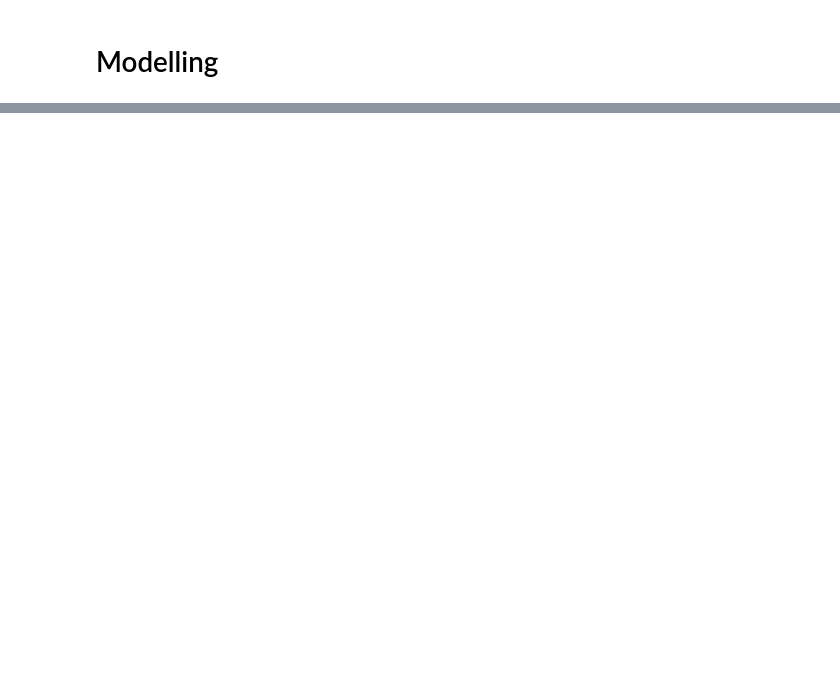
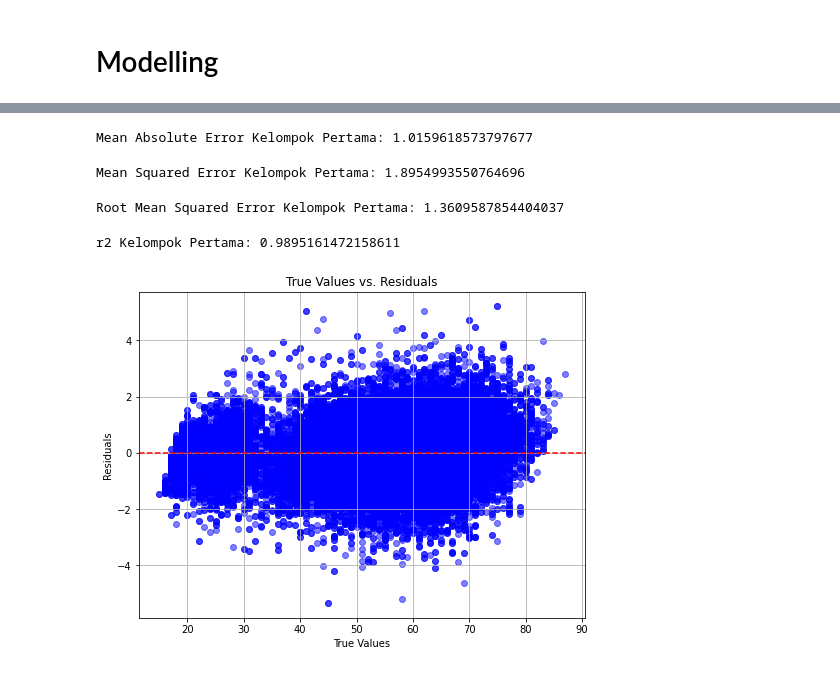
Before and after one commit to Airwangga-Sport-Science/AI-Model, a Jupyter notebook: Modelling/Airwangga Sport Science Fifa 2023.ipynb, the cells around one changed output, grey strips where cells are left out. Cells and saved outputs as stored; diff of their text form; code cells hidden in the pictures; blank space fills up the shorter version.

```diff
--- a/Modelling/Airwangga Sport Science Fifa 2023.ipynb
+++ b/Modelling/Airwangga Sport Science Fifa 2023.ipynb
@@ -761,0 +887,17 @@ plt.show()
+# %%
+cv_regressor = RepeatedKFold(n_splits=10, n_repeats=3, random_state=42)
+scoring_regression = make_scorer(mean_absolute_error, greater_is_better=False)
+# %%
+pca = PCA(n_components=5)
+
+xgb = XGBRegressor()
+
+pipeline = Pipeline([
+    ('pca', pca),
+    ('xgb', xgb)
+])
+
+param_grid = {
+    'xgb__max_depth': [4, 5, 6],
+    'xgb__eta': [0.01, 0.1, 0.2]
+}
@@ -761,0 +906,6 @@ plt.show()
+# %%
+grid_search_1 = GridSearchCV(pipeline, param_grid, cv=cv_regressor, scoring=scoring_regression)
+grid_search_1.fit(X_train_first, y_train_first)
+
+best_params_1 = grid_search_1.best_params_
+best_model_1 = grid_search_1.best_estimator_
@@ -761,0 +936,41 @@ plt.show()
+# %%
+from sklearn.metrics import mean_absolute_error, mean_squared_error, r2_score
+predict_1 = best_model_1.predict(X_test_first)
+# %%
+#MAE dari model kelompok pertama
+mae_1 = mean_absolute_error(y_test_first, np.round(predict_1))
+print(f"Mean Absolute Error Kelompok Pertama: {mae_1}")
+# %% [output]
+Mean Absolute Error Kelompok Pertama: 1.0159618573797677
+# %%
+#MSE dari model kelompok pertama
+mse_1 = mean_squared_error(y_test_first, np.round(predict_1))
+print(f"Mean Squared Error Kelompok Pertama: {mse_1}")
+# %% [output]
+Mean Squared Error Kelompok Pertama: 1.8954993550764696
+# %%
+#MSE dari model kelompok pertama
+rmse_1 = mean_squared_error(y_test_first, np.round(predict_1), squared=False)
+print(f"Root Mean Squared Error Kelompok Pertama: {rmse_1}")
+# %% [output]
+Root Mean Squared Error Kelompok Pertama: 1.3609587854404037
+# %%
+#R2 (R-squared) dari model kelompok pertama
+r2_1 = r2_score(y_test_first, np.round(predict_1))
+print(f"r2 Kelompok Pertama: {r2_1}")
+# %% [output]
+r2 Kelompok Pertama: 0.9895161472158611
+# %%
+#Analisis residual model kelompok pertama
+residuals = y_test_first.values - predict_1
+standardized_residuals = residuals / np.std(residuals)
+plt.figure(figsize=(8, 6))
+plt.scatter(y_test_first.values, standardized_residuals, c='b', alpha=0.5)
+plt.xlabel('True Values')
+plt.ylabel('Residuals')
+plt.title('True Values vs. Residuals')
+plt.grid(True)
+plt.axhline(y=0, color='r', linestyle='--')
+plt.show()
+# %% [output]
+[figure, added]
```
Also changed, not shown: parts of 195 cells of this notebook.
